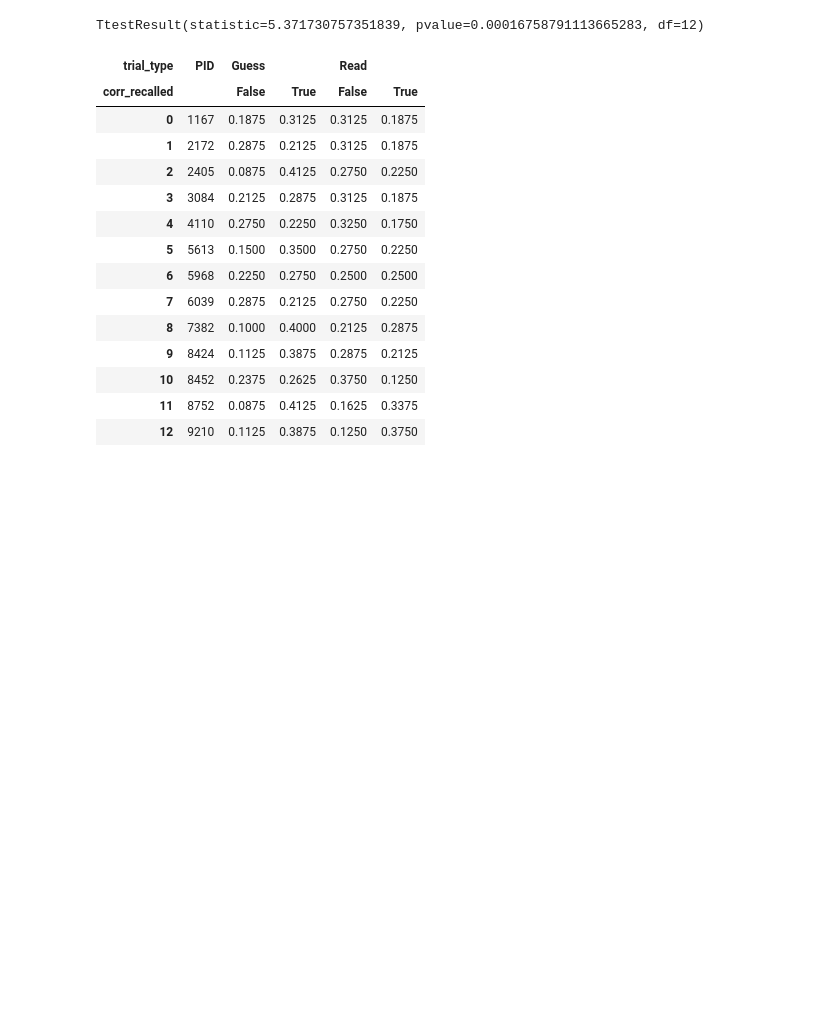
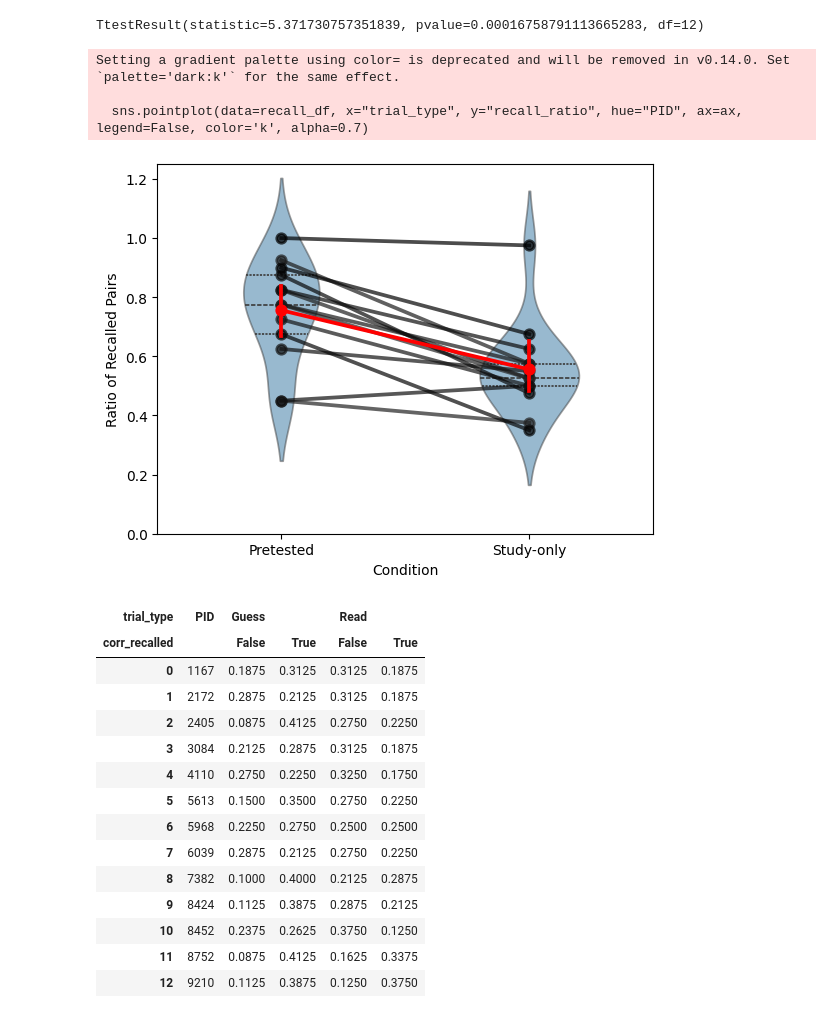
Before and after one commit to zs-nemecz/Guess_fMRI, a Jupyter notebook: behavioral_data_analysis.ipynb, the cells around one changed output. Cells and saved outputs as stored; diff of their text form; code cells hidden in the pictures; blank space fills up the shorter version.

```diff
--- a/behavioral_data_analysis.ipynb
+++ b/behavioral_data_analysis.ipynb
@@ -145,3 +149,12 @@ recall_sum
 | 8452 | 0.1625 | 0.3375 | 0.3250 | 0.1750 |
 | 8752 | 0.0500 | 0.4500 | 0.1625 | 0.3375 |
 | 9210 | 0.0000 | 0.5000 | 0.0125 | 0.4875 |
+# %%
+recall_sum = pd.crosstab(index=recall['PID'], columns = [recall['trial_type'], recall['recalled']])#.reset_index()
+recall_sum['Guess'] = recall_sum['Guess'] / 40
+recall_sum['Read'] = recall_sum['Read'] / 40
+#recall_sum = recall_sum.stack()
+recall_df = recall_sum.stack([0,1], future_stack=True).reset_index()
+recall_df.rename(columns = {0:"recall_ratio"}, inplace=True)
+recall_df = recall_df[recall_df["recalled"]==True]
+recall_df
@@ -149,6 +180,22 @@ recall_sum
 scp.ttest_rel(recall_sum['Guess'][True], recall_sum['Read'][True])
 # %% [output]
 TtestResult(statistic=5.371730757351839, pvalue=0.00016758791113665283, df=12)
+# %%
+fig, ax = plt.subplots()
+#sns.lineplot(data=reacall_df, x="trial_type", y="reacall_df", hue="PID", ax=ax, legend=False)
+sns.violinplot(data=recall_df, x="trial_type", y="recall_ratio", ax=ax, alpha=0.5, inner="quart", gap=0.5)
+sns.pointplot(data=recall_df, x="trial_type", y="recall_ratio", hue="PID", ax=ax, legend=False, color='k', alpha=0.7)
+sns.pointplot(data=recall_df, x="trial_type", y="recall_ratio", units="PID", ax=ax, legend=False, color='r')
+ax.set_ylim(0,1.25)
+ax.set_ylabel("Ratio of Recalled Pairs")
+ax.set_xlabel("Condition")
+ax.set_xticklabels(["Pretested", "Study-only"])
+fig.savefig("Recall_ratio.png")
+# %% [output]
+Setting a gradient palette using color= is deprecated and will be removed in v0.14.0. Set `palette='dark:k'` for the same effect.
+
+  sns.pointplot(data=recall_df, x="trial_type", y="recall_ratio", hue="PID", ax=ax, legend=False, color='k', alpha=0.7)
+[figure, added]
 # %%
 corr_recall_sum = pd.crosstab(index=recall['PID'], columns = [recall['trial_type'], recall['corr_recalled']], normalize='index').reset_index()
 corr_recall_sum
```
Also changed, not shown: parts of 8 cells of this notebook.
